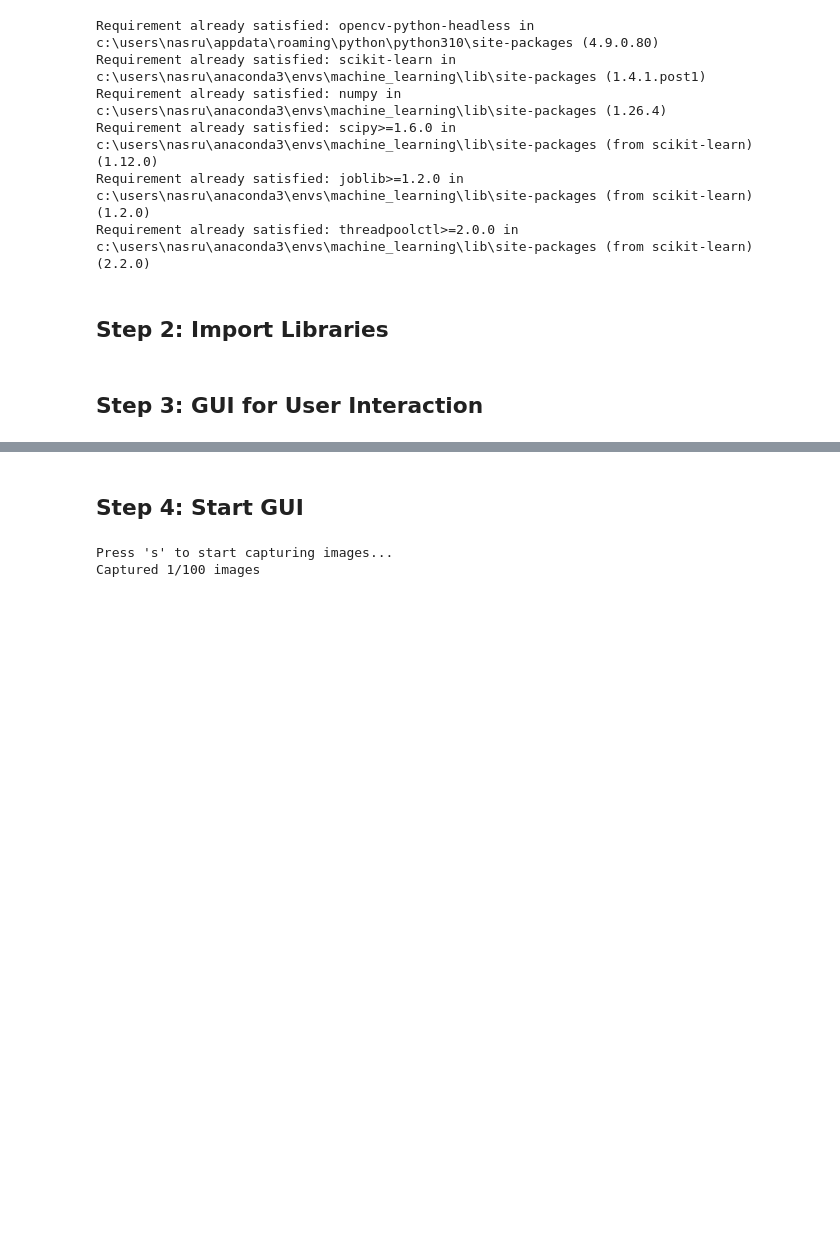
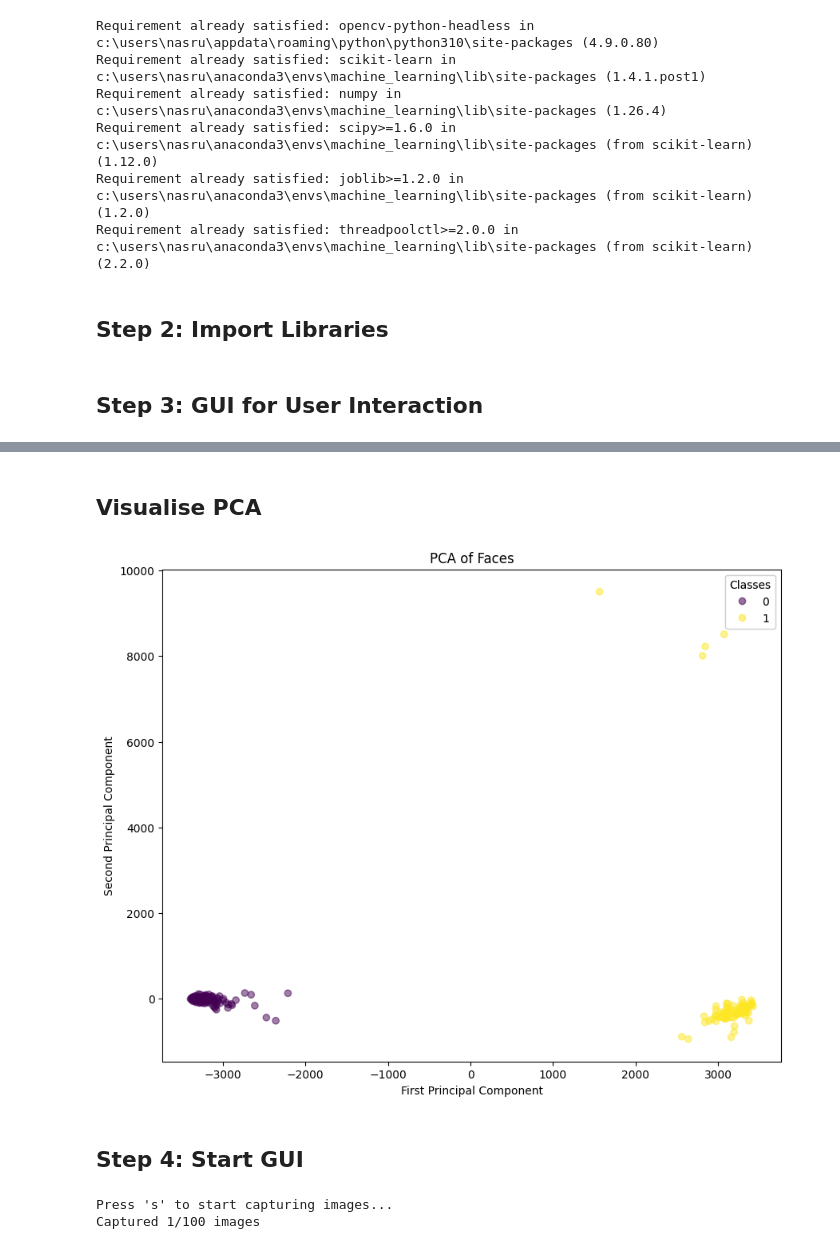
Before and after one commit to boss2256/PCA-SVM-FaceDetection, a Jupyter notebook: SVM_PCA_FaceDetection.ipynb, the cells around one changed output, grey strips where cells are left out. Cells and saved outputs as stored; diff of their text form; code cells hidden in the pictures; blank space fills up the shorter version.

```diff
--- a/SVM_PCA_FaceDetection.ipynb
+++ b/SVM_PCA_FaceDetection.ipynb
@@ -245,3 +245,30 @@ def login_user():
+# %% [markdown]
+## Visualise PCA
+# %%
+import matplotlib.pyplot as plt
+
+# Function to plot PCA-transformed data
+def plot_pca(X_pca, y, label_dict):
+    plt.figure(figsize=(10, 8))
+    scatter = plt.scatter(X_pca[:, 0], X_pca[:, 1], c=y, cmap='viridis', alpha=0.5)
+    legend1 = plt.legend(*scatter.legend_elements(), title="Classes")
+    plt.gca().add_artist(legend1)
+    plt.xlabel('First Principal Component')
+    plt.ylabel('Second Principal Component')
+    plt.title('PCA of Faces')
+    plt.show()
+
+# Load images and labels
+X, y, label_dict = load_images_and_labels()
+
+# Apply PCA
+pca = PCA(n_components=2)
+X_pca = pca.fit_transform(X)
+
+# Plot PCA-transformed data
+plot_pca(X_pca, y, label_dict)
+# %% [output]
+[figure, added]
 # %% [markdown]
 ## Step 4: Start GUI
 # %%
```
Also changed, not shown: parts of 2 cells of this notebook, 2 other files.
